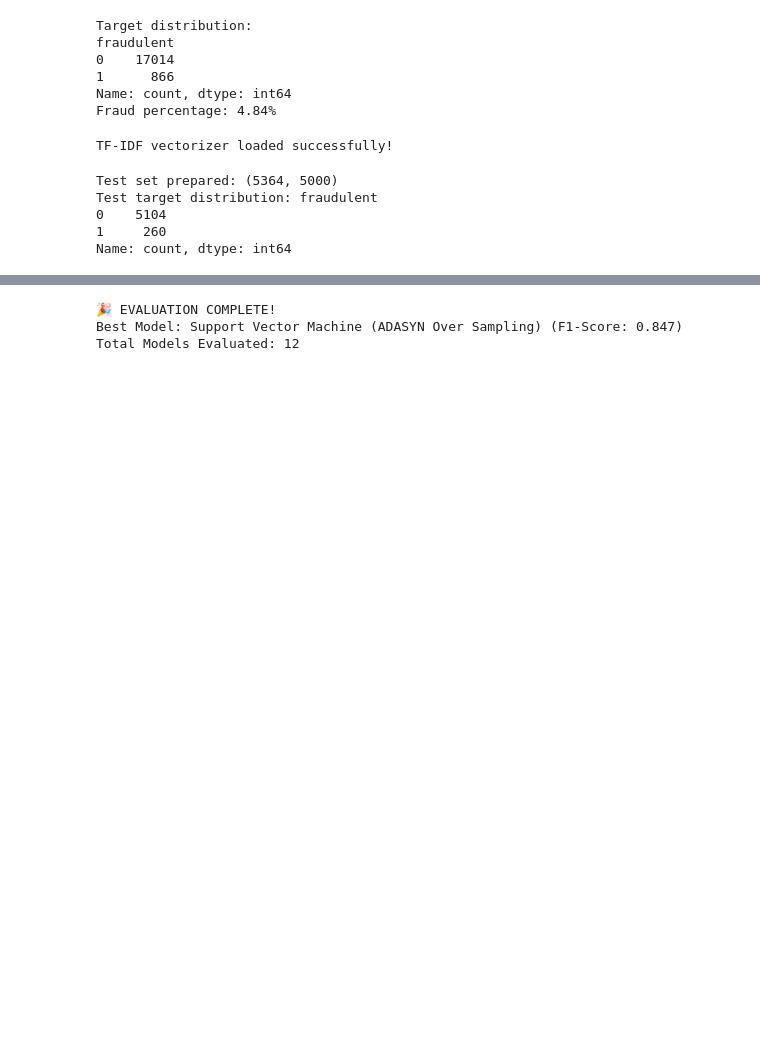
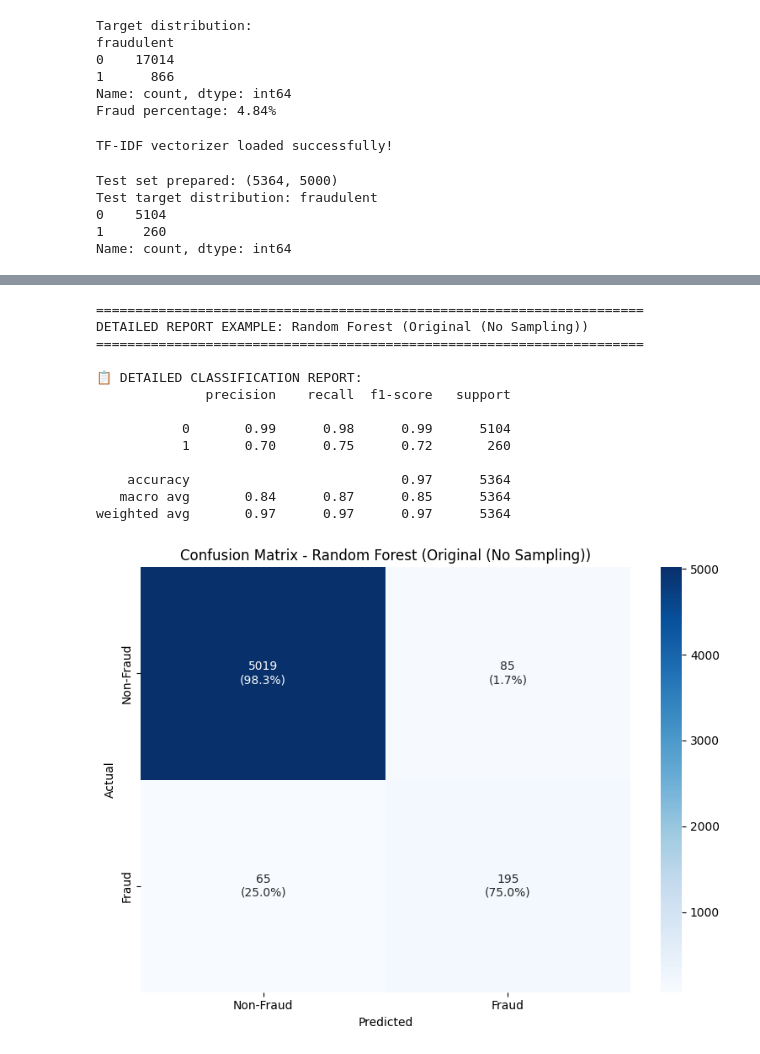
Before and after one commit to huayyy888/Fake_JobPostings_Prediction, a Jupyter notebook: notebook/Model_Evaluate.ipynb, the cells around one changed output, grey strips where cells are left out. Cells and saved outputs as stored; diff of their text form; code cells hidden in the pictures; blank space fills up the shorter version.

Commit message:
model evaluate for ori n hybrid

```diff
--- a/notebook/Model_Evaluate.ipynb
+++ b/notebook/Model_Evaluate.ipynb
@@ -83,9 +83,7 @@ Name: count, dtype: int64
 # %%
 model_configs = {
     'original': 'Original (No Sampling)',
-    'undersample': 'Random Under Sampling',
     'hybrid': 'SMOTE-ENN Hybrid',
-    'adasyn': 'ADASYN Over Sampling'
 }
 # %%
 classifier_names = ['random_forest', 'naive_bayes', 'support_vector_machine']
@@ -159,10 +158,22 @@ def evaluate_model(model, X_test, y_test, model_name="Model"):
 # %%
-def plot_confusion_matrix(y_test, y_pred, model_name):
-    """Plot confusion matrix for a model"""
-    cm = confusion_matrix(y_test, y_pred)
+def plot_detailed_confusion_matrix(conf_matrix, model_name):
+    """Plot detailed confusion matrix with percentages"""
+    plt.figure(figsize=(8, 6))
 
-    plt.figure(figsize=(6, 5))
-    sns.heatmap(cm, annot=True, fmt='d', cmap='Blues',
+    # Calculate percentages
+    conf_matrix_percent = conf_matrix.astype('float') / conf_matrix.sum(axis=1)[:, np.newaxis] * 100
+
+    # Create annotations with both counts and percentages
+    annotations = []
+    for i in range(conf_matrix.shape[0]):
+        row = []
+        for j in range(conf_matrix.shape[1]):
+            count = conf_matrix[i, j]
+            percent = conf_matrix_percent[i, j]
+            row.append(f'{count}\n({percent:.1f}%)')
+        annotations.append(row)
+
+    sns.heatmap(conf_matrix, annot=annotations, fmt='', cmap='Blues',
                 xticklabels=['Non-Fraud', 'Fraud'],
                 yticklabels=['Non-Fraud', 'Fraud'])
     plt.title(f'Confusion Matrix - {model_name}')
@@ -586,9 +267,33 @@ Text: ambulatory surgery endoscopy rn operation manager unknown united state unk
-# %%
-# Final summary
-print(f"\n🎉 EVALUATION COMPLETE!")
-print(f"Best Model: {best_model_name} (F1-Score: {best_f1_score:.3f})")
-print(f"Total Models Evaluated: {len(results_df)}")
-# %% [output]
-🎉 EVALUATION COMPLETE!
-Best Model: Support Vector Machine (ADASYN Over Sampling) (F1-Score: 0.847)
-Total Models Evaluated: 12
+# %%
+first_model_name = list(detailed_results.keys())[0]
+first_eval = detailed_results[first_model_name]
+
+print(f"\n{'='*70}")
+print(f"DETAILED REPORT EXAMPLE: {first_model_name}")
+print(f"{'='*70}")
+# Performance metrics
+print(f"\n📋 DETAILED CLASSIFICATION REPORT:")
+print(first_eval['classification_report_str'])
+
+# Confusion matrix breakdown
+tn, fp, fn, tp = first_eval['confusion_matrix'].ravel()
+
+
+# Plot visualizations
+plot_detailed_confusion_matrix(first_eval['confusion_matrix'], first_model_name)
+plot_individual_roc_curve(first_eval['roc_data'], first_model_name, first_eval['roc_auc'])
+# %% [output]
+======================================================================
+DETAILED REPORT EXAMPLE: Random Forest (Original (No Sampling))
+======================================================================
+
+📋 DETAILED CLASSIFICATION REPORT:
+              precision    recall  f1-score   support
+
+           0       0.99      0.98      0.99      5104
+           1       0.70      0.75      0.72       260
+
+    accuracy                           0.97      5364
+   macro avg       0.84      0.87      0.85      5364
+weighted avg       0.97      0.97      0.97      5364
+[figure, added]
```
Also changed, not shown: parts of 23 cells of this notebook.
